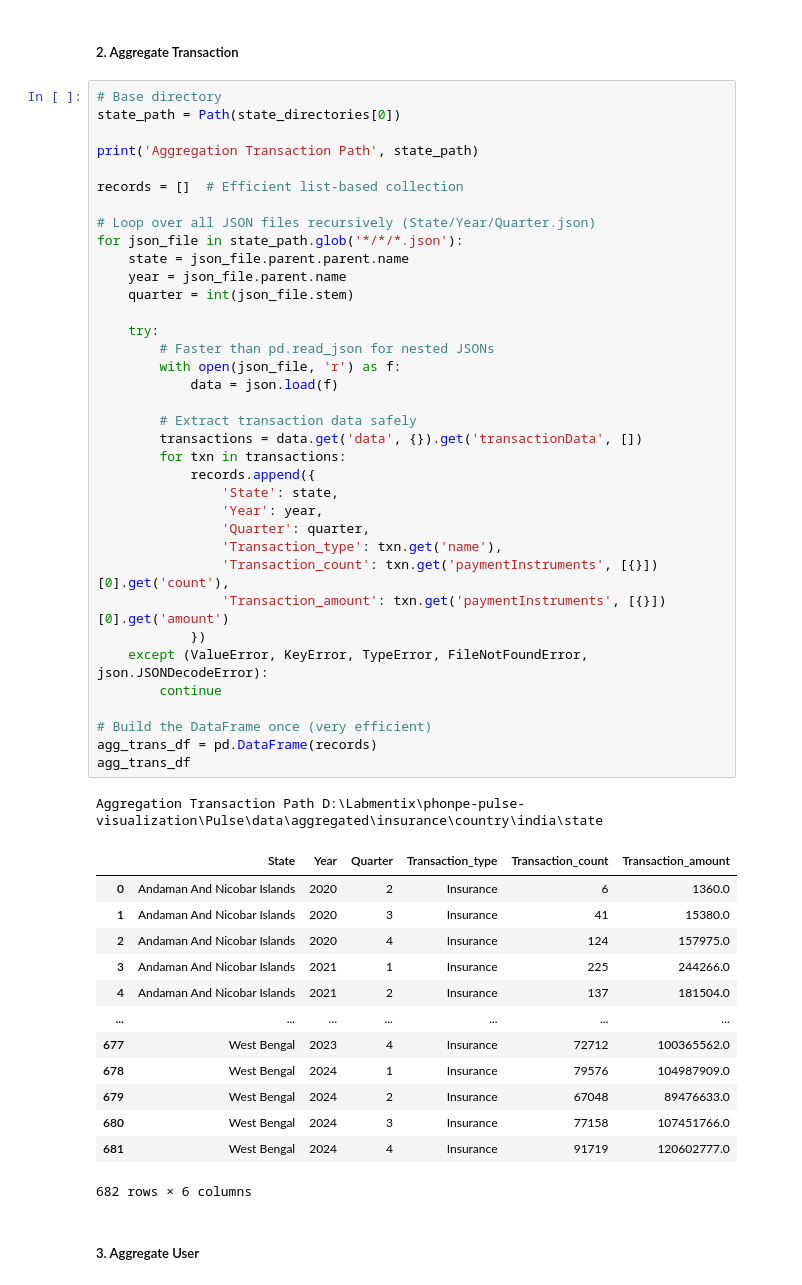
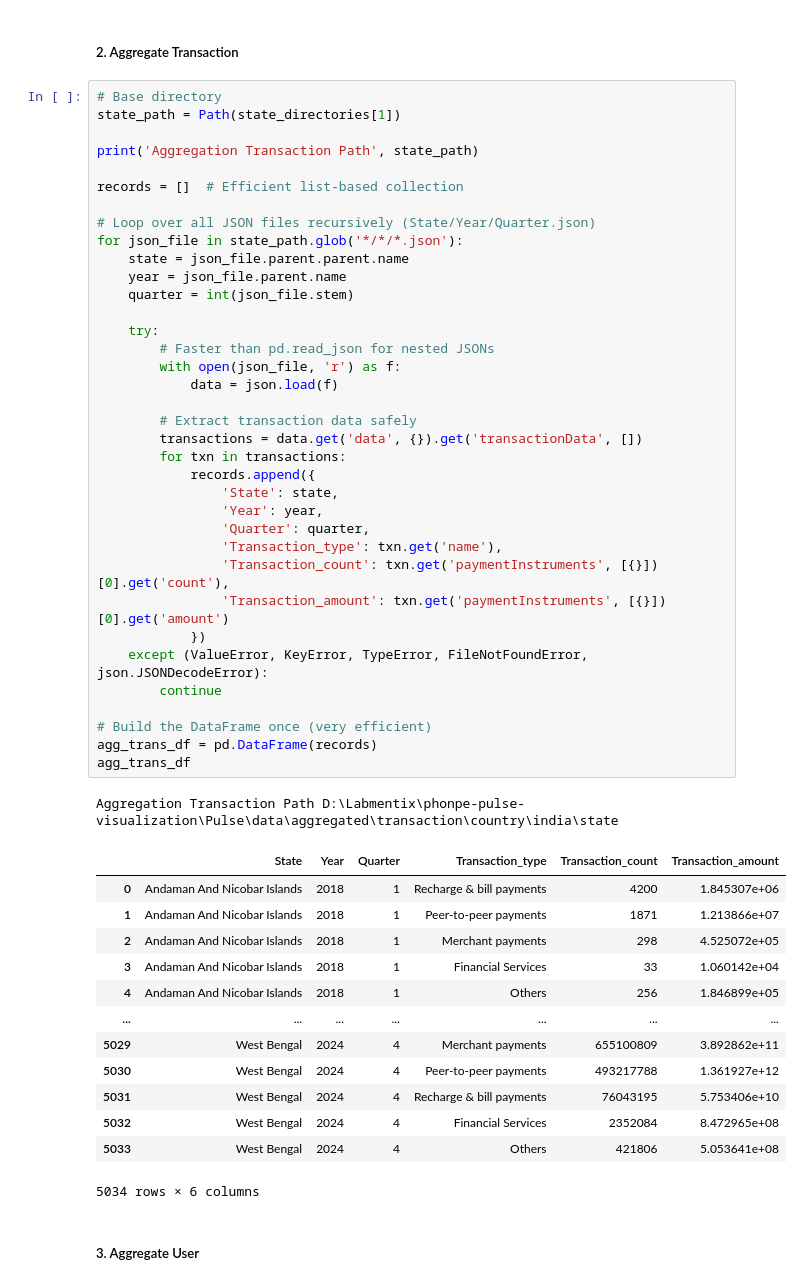
Before and after one commit to mechanicm56/phonpe-pulse-visualization, a Jupyter notebook: data_extraction_to_database.ipynb, the cells around one changed output. Cells and saved outputs as stored; diff of their text form.

Commit message:
Fixed minor data issues

```diff
--- a/data_extraction_to_database.ipynb
+++ b/data_extraction_to_database.ipynb
@@ -135,7 +135,7 @@ Aggregation Insurance Path D:\Labmentix\phonpe-pulse-visualization\Pulse\data\ag
 ##### 2. Aggregate Transaction
 # %%
 # Base directory
-state_path = Path(state_directories[0])
+state_path = Path(state_directories[1])
 
 print('Aggregation Transaction Path', state_path)
 
@@ -144,46 +144,46 @@ records = []  # Efficient list-based collection
 # Loop over all JSON files recursively (State/Year/Quarter.json)
 for json_file in state_path.glob('*/*/*.json'):
     state = json_file.parent.parent.name
     year = json_file.parent.name
     quarter = int(json_file.stem)
 
     try:
         # Faster than pd.read_json for nested JSONs
         with open(json_file, 'r') as f:
             data = json.load(f)
 
         # Extract transaction data safely
         transactions = data.get('data', {}).get('transactionData', [])
         for txn in transactions:
             records.append({
                 'State': state,
                 'Year': year,
                 'Quarter': quarter,
                 'Transaction_type': txn.get('name'),
                 'Transaction_count': txn.get('paymentInstruments', [{}])[0].get('count'),
                 'Transaction_amount': txn.get('paymentInstruments', [{}])[0].get('amount')
             })
     except (ValueError, KeyError, TypeError, FileNotFoundError, json.JSONDecodeError):
         continue
 
 # Build the DataFrame once (very efficient)
 agg_trans_df = pd.DataFrame(records)
 agg_trans_df
 # %% [output]
-Aggregation Transaction Path D:\Labmentix\phonpe-pulse-visualization\Pulse\data\aggregated\insurance\country\india\state
+Aggregation Transaction Path D:\Labmentix\phonpe-pulse-visualization\Pulse\data\aggregated\transaction\country\india\state
 |  | State | Year | Quarter | Transaction_type | Transaction_count | Transaction_amount |
-| 0 | Andaman And Nicobar Islands | 2020 | 2 | Insurance | 6 | 1360.0 |
-| 1 | Andaman And Nicobar Islands | 2020 | 3 | Insurance | 41 | 15380.0 |
-| 2 | Andaman And Nicobar Islands | 2020 | 4 | Insurance | 124 | 157975.0 |
-| 3 | Andaman And Nicobar Islands | 2021 | 1 | Insurance | 225 | 244266.0 |
-| 4 | Andaman And Nicobar Islands | 2021 | 2 | Insurance | 137 | 181504.0 |
+| 0 | Andaman And Nicobar Islands | 2018 | 1 | Recharge & bill payments | 4200 | 1.845307e+06 |
+| 1 | Andaman And Nicobar Islands | 2018 | 1 | Peer-to-peer payments | 1871 | 1.213866e+07 |
+| 2 | Andaman And Nicobar Islands | 2018 | 1 | Merchant payments | 298 | 4.525072e+05 |
+| 3 | Andaman And Nicobar Islands | 2018 | 1 | Financial Services | 33 | 1.060142e+04 |
+| 4 | Andaman And Nicobar Islands | 2018 | 1 | Others | 256 | 1.846899e+05 |
 | ... | ... | ... | ... | ... | ... | ... |
-| 677 | West Bengal | 2023 | 4 | Insurance | 72712 | 100365562.0 |
-| 678 | West Bengal | 2024 | 1 | Insurance | 79576 | 104987909.0 |
-| 679 | West Bengal | 2024 | 2 | Insurance | 67048 | 89476633.0 |
-| 680 | West Bengal | 2024 | 3 | Insurance | 77158 | 107451766.0 |
-| 681 | West Bengal | 2024 | 4 | Insurance | 91719 | 120602777.0 |
+| 5029 | West Bengal | 2024 | 4 | Merchant payments | 655100809 | 3.892862e+11 |
+| 5030 | West Bengal | 2024 | 4 | Peer-to-peer payments | 493217788 | 1.361927e+12 |
+| 5031 | West Bengal | 2024 | 4 | Recharge & bill payments | 76043195 | 5.753406e+10 |
+| 5032 | West Bengal | 2024 | 4 | Financial Services | 2352084 | 8.472965e+08 |
+| 5033 | West Bengal | 2024 | 4 | Others | 421806 | 5.053641e+08 |
-682 rows × 6 columns
+5034 rows × 6 columns
 # %% [markdown]
 ##### 3. Aggregate User
 # %%
```
Also changed, not shown: parts of 8 cells of this notebook, 24 other files.
